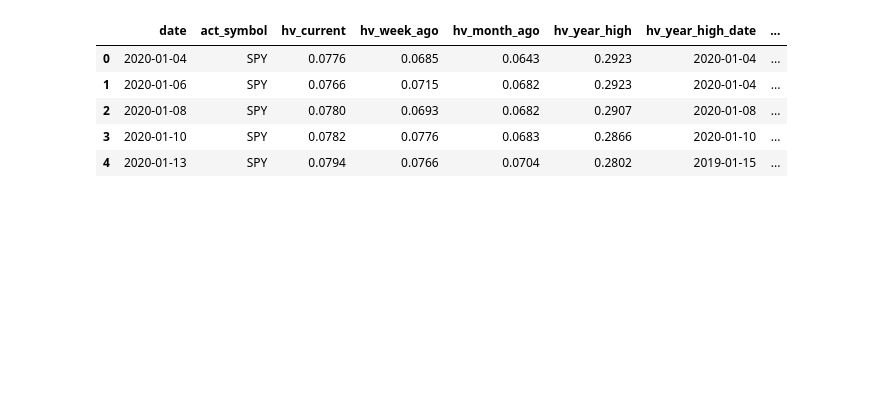
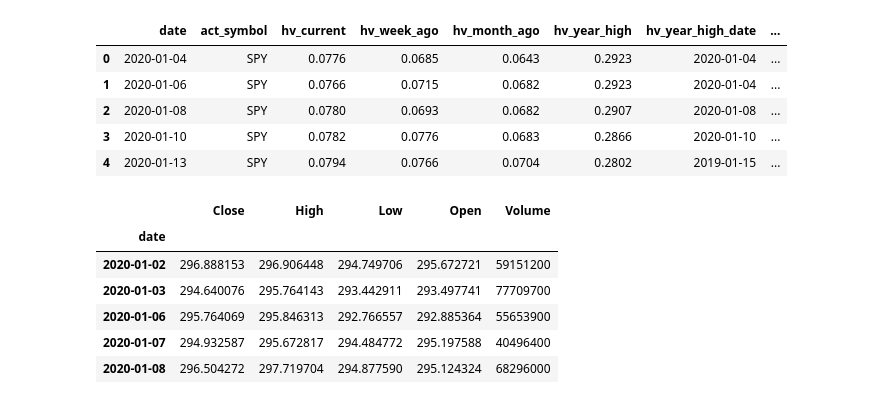
Before and after one commit to ElanPodo/volatility_surface_signals, a Jupyter notebook: notebooks/01_data_exploration.ipynb, the cells around one changed output. Drawn from its saved outputs; the diff is of its cells as text; code cells hidden in the pictures; blank space fills up the shorter version.

```diff
--- a/notebooks/01_data_exploration.ipynb
+++ b/notebooks/01_data_exploration.ipynb
@@ -35,3 +42,16 @@ vh.head()
 | 2 | 2020-01-08 | SPY | 0.0780 | 0.0693 | 0.0682 | 0.2907 | 2020-01-08 | ... |
 | 3 | 2020-01-10 | SPY | 0.0782 | 0.0776 | 0.0683 | 0.2866 | 2020-01-10 | ... |
 | 4 | 2020-01-13 | SPY | 0.0794 | 0.0766 | 0.0704 | 0.2802 | 2019-01-15 | ... |
+# %%
+sp = pd.read_parquet(DATA_DIR / "spy_prices.parquet")
+sp.index.name = 'date'
+
+sp.head()
+# %% [output]
+|  | Close | High | Low | Open | Volume |
+| date |  |  |  |  |  |
+| 2020-01-02 | 296.888153 | 296.906448 | 294.749706 | 295.672721 | 59151200 |
+| 2020-01-03 | 294.640076 | 295.764143 | 293.442911 | 293.497741 | 77709700 |
+| 2020-01-06 | 295.764069 | 295.846313 | 292.766557 | 292.885364 | 55653900 |
+| 2020-01-07 | 294.932587 | 295.672817 | 294.484772 | 295.197588 | 40496400 |
+| 2020-01-08 | 296.504272 | 297.719704 | 294.877590 | 295.124324 | 68296000 |
```
Also changed, not shown: parts of 6 cells of this notebook, 2 other files.
